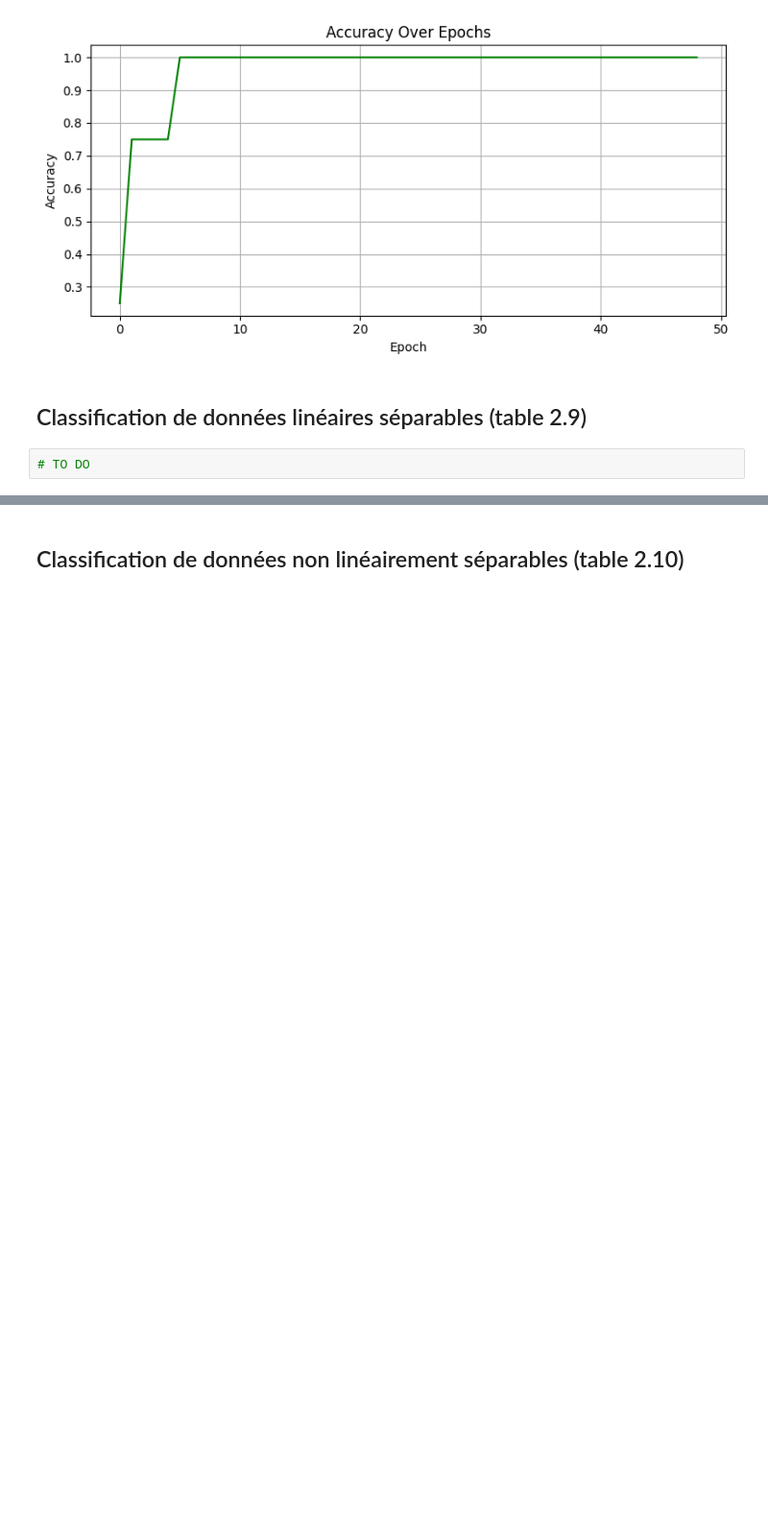
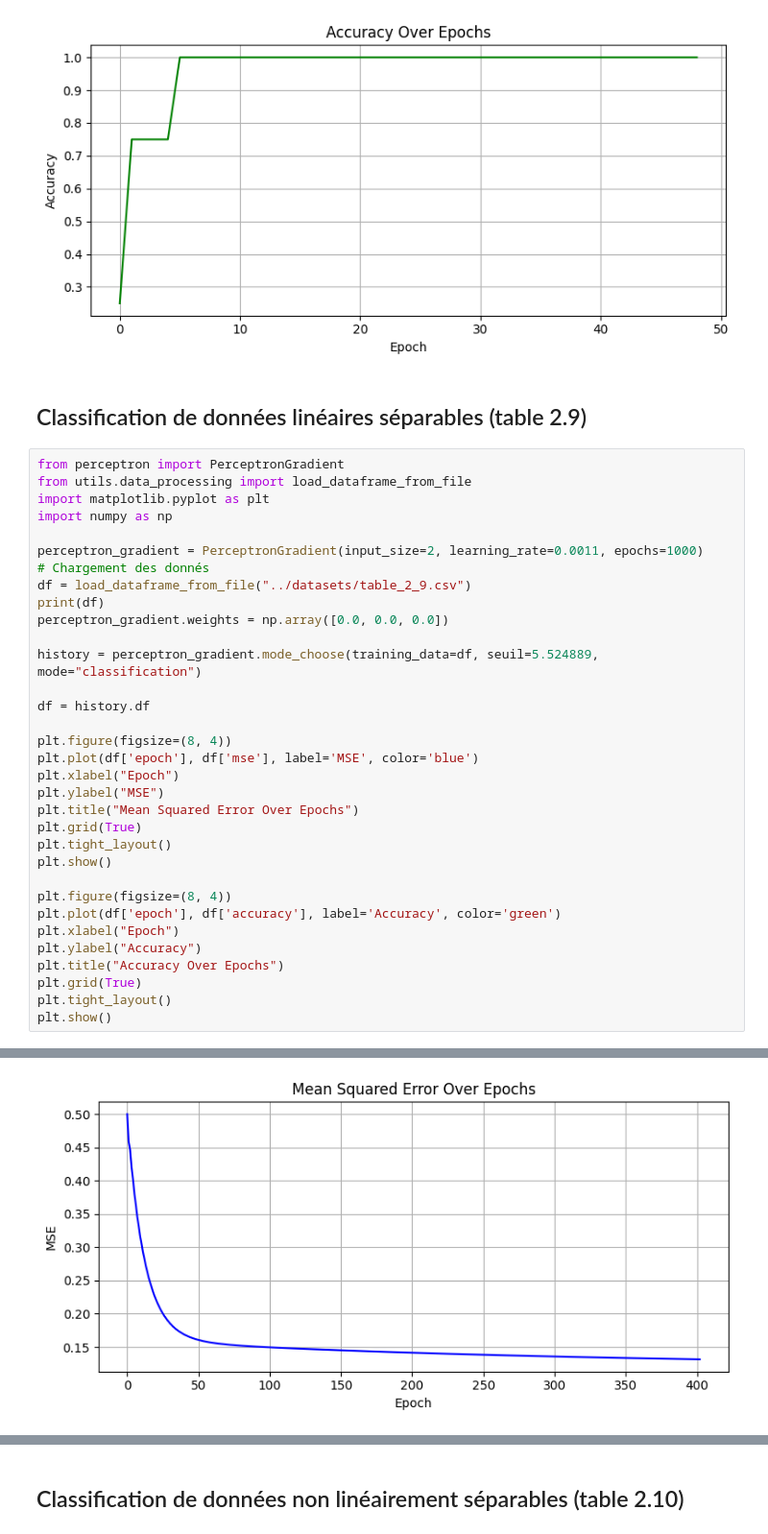
Before and after one commit to abrumsen/Perceptron, a Jupyter notebook: notebooks/gradient.ipynb, the cells around one changed output, grey strips where cells are left out. Shown at 96% size. Cells and saved outputs as stored; diff of their text form; blank space fills up the shorter version.

Commit message:
Test données linéaire séparable

```diff
--- a/notebooks/gradient.ipynb
+++ b/notebooks/gradient.ipynb
@@ -58,4 +58,36 @@ Résultats après entrainement:
 # %% [markdown]
 ## Classification de données linéaires séparables (table 2.9)
 # %%
-# TO DO
+from perceptron import PerceptronGradient
+from utils.data_processing import load_dataframe_from_file
+import matplotlib.pyplot as plt
+import numpy as np
+
+perceptron_gradient = PerceptronGradient(input_size=2, learning_rate=0.0011, epochs=1000)
+# Chargement des donnés
+df = load_dataframe_from_file("../datasets/table_2_9.csv")
+print(df)
+perceptron_gradient.weights = np.array([0.0, 0.0, 0.0])
+
+history = perceptron_gradient.mode_choose(training_data=df, seuil=5.524889, mode="classification")
+
+df = history.df
+
+plt.figure(figsize=(8, 4))
+plt.plot(df['epoch'], df['mse'], label='MSE', color='blue')
+plt.xlabel("Epoch")
+plt.ylabel("MSE")
+plt.title("Mean Squared Error Over Epochs")
+plt.grid(True)
+plt.tight_layout()
+plt.show()
+
+plt.figure(figsize=(8, 4))
+plt.plot(df['epoch'], df['accuracy'], label='Accuracy', color='green')
+plt.xlabel("Epoch")
+plt.ylabel("Accuracy")
+plt.title("Accuracy Over Epochs")
+plt.grid(True)
+plt.tight_layout()
+plt.show()
+# %% [output]
@@ -61,0 +111 @@ Résultats après entrainement:
+[figure, added]
```
Also changed, not shown: parts of 1 cell of this notebook.
